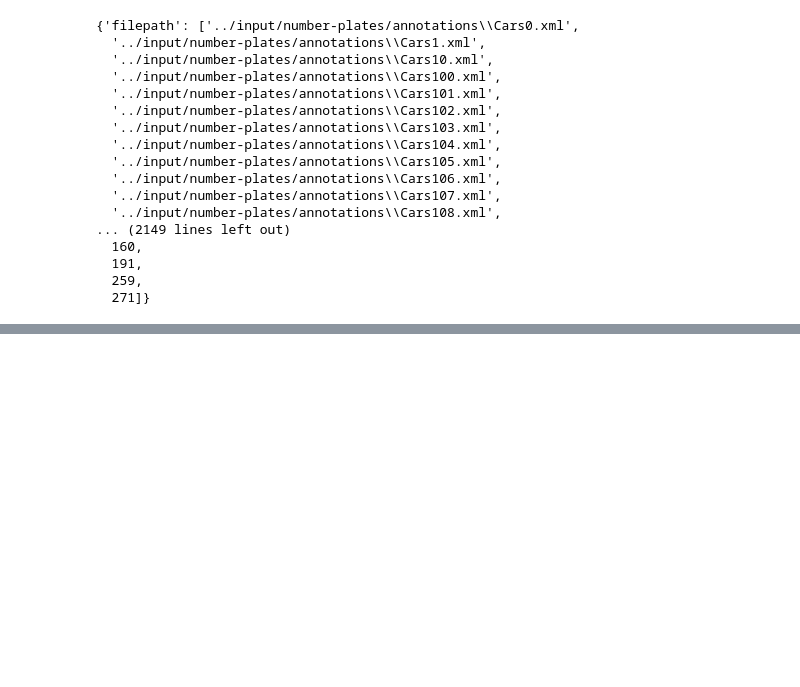
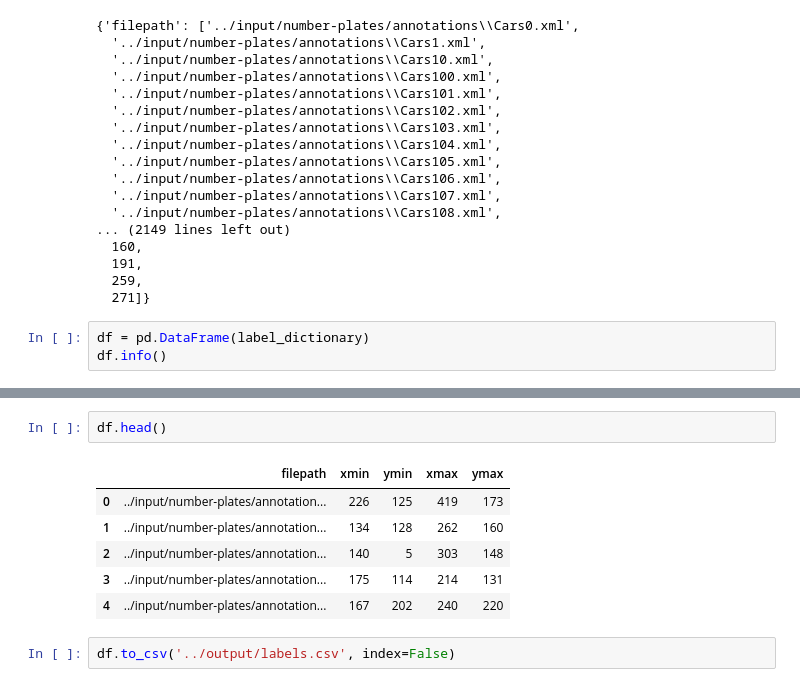
Before and after one commit to Asifdotexe/PlateScribe, a Jupyter notebook: code/issue-03-as-xml-parsing.ipynb, the cells around one changed output, grey strips where cells are left out. Cells and saved outputs as stored; diff of their text form; blank space fills up the shorter version.

Commit message:
#3 exported the extracted xml data

```diff
--- a/code/issue-03-as-xml-parsing.ipynb
+++ b/code/issue-03-as-xml-parsing.ipynb
@@ -83,3 +83,6 @@ label_dictionary
   191,
   259,
   271]}
+# %%
+df = pd.DataFrame(label_dictionary)
+df.info()
@@ -85,0 +102,11 @@ label_dictionary
+# %%
+df.head()
+# %% [output]
+|  | filepath | xmin | ymin | xmax | ymax |
+| 0 | ../input/number-plates/annotation... | 226 | 125 | 419 | 173 |
+| 1 | ../input/number-plates/annotation... | 134 | 128 | 262 | 160 |
+| 2 | ../input/number-plates/annotation... | 140 | 5 | 303 | 148 |
+| 3 | ../input/number-plates/annotation... | 175 | 114 | 214 | 131 |
+| 4 | ../input/number-plates/annotation... | 167 | 202 | 240 | 220 |
+# %%
+df.to_csv('../output/labels.csv', index=False)
```
Also changed, not shown: parts of 1 cell of this notebook, 1 other file.
